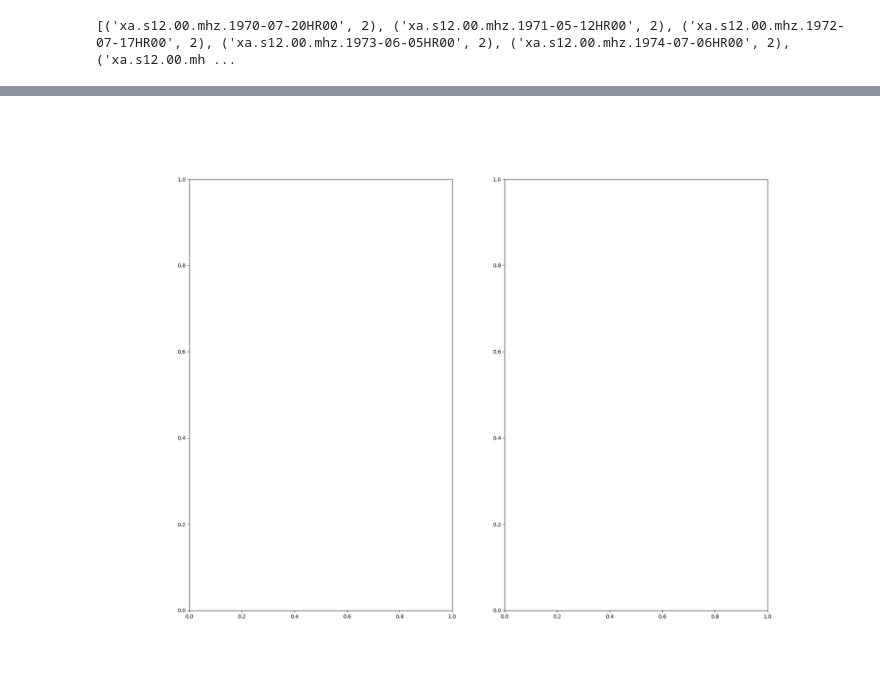
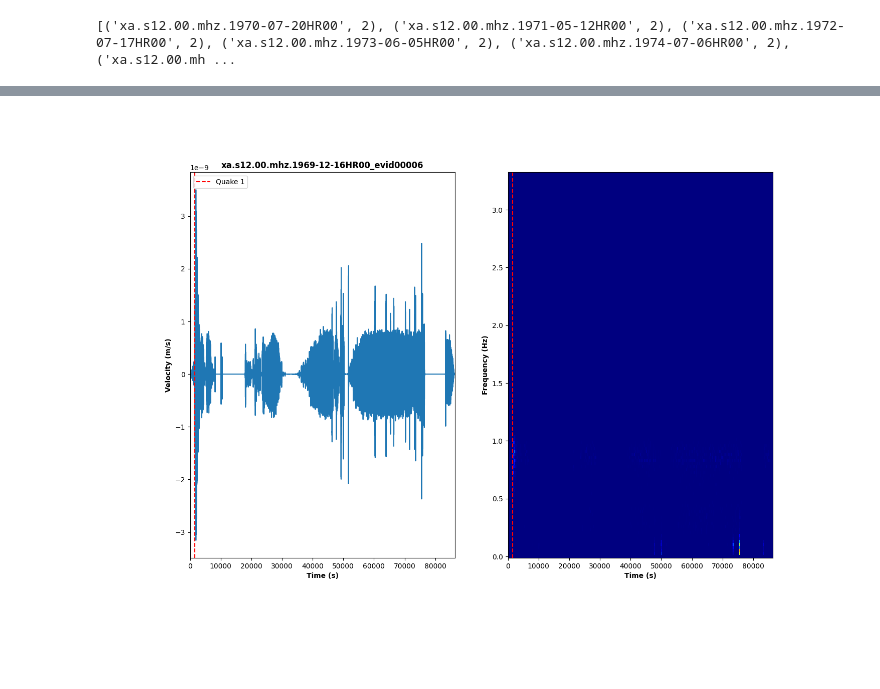
Before and after one commit to AGHRapidPro/seismic-detection, a Jupyter notebook: solution.ipynb, the cells around one changed output, grey strips where cells are left out. Saved outputs shown, nothing was run; the diff lists cells and outputs as text; code cells hidden in the pictures; blank space fills up the shorter version.

```diff
--- a/solution.ipynb
+++ b/solution.ipynb
@@ -43,16 +12,0 @@ tr_data = tr.data
-# %%
-from scipy import signal
-from matplotlib import cm
-
-f, t, sxx = signal.spectrogram(tr_data, tr.stats.sampling_rate)
-
-minfreq = 0.5
-maxfreq = 1.0
-
-st_filt = st.copy()
-st_filt.filter("bandpass", freqmin=minfreq, freqmax=maxfreq)
-tr_filt = st_filt.traces[0].copy()
-tr_times_filt = tr_filt.times()
-tr_data_filt = tr_filt.data
-
-f_filt, t_filt, sxx_filt = signal.spectrogram(tr_data_filt, tr_filt.stats.sampling_rate)
@@ -165,24 +80,24 @@ print(sorted(events_per_file.items(), key=lambda kv: kv[1], reverse=True))
 # %%
-# Enable interactive plotting in the notebook
 %matplotlib ipympl
 
-x_coords_dict = {}  # Store x-coordinates for each file
+x_coords_dict = {}
 
-# with open("test_data_catalog.csv", "r") as data:
-#     for i, line in enumerate(csv.reader(data)):
-#         if i == 0:
-#             continue
-#         x_coords_dict[line[0]] = eval(line[1])
+with open("test_data_catalog.csv", "r") as data:
+    for i, line in enumerate(csv.reader(data)):
+        if i == 0:
+            continue
+        x_coords_dict[line[0]] = eval(line[1])
 
-# Global state
-lines_dict = {}  # Store Line2D objects for each file
 
-file_paths = mars_test_data_file_paths  # List of file paths
-current_file_index = 0  # Current file being viewed
-max_file_index = len(file_paths) - 1  # Maximum file index
-current_quake_index = 0  # Current quake index for adding/modifying lines
+lines_dict = {}
 
-# Function to load seismic data from mseed files
+# Change this to the files you want to label:
+file_paths = lunar_test_data_file_paths
+
+current_file_index = 0
+max_file_index = len(file_paths) - 1
+current_quake_index = 0
+
 def load_mseed_file(filepath):
     st = obspy.read(filepath)
     trace = st.traces[0].copy()
@@ -191,16 +106,12 @@ def load_mseed_file(filepath):
     stats = trace.stats
     return times, data, stats
 
-# Function to visualize the seismic data and quake times
-# Function to visualize the seismic data and quake times
 def visualise_file(ax1, ax2, filepath, title, quake_times=[]):
     times, data, stats = load_mseed_file(filepath)
 
-    # Clear the first axis and plot time series data
     ax1.clear()
     ax1.plot(times, data)
 
-    # Add new quake lines if any
     for i, quake_time in enumerate(quake_times):
         ax1.axvline(x=quake_time, color="red", linestyle="--", label=f"Quake {i + 1}")
 
@@ -212,12 +123,10 @@ def visualise_file(ax1, ax2, filepath, title, quake_times=[]):
     ax1.set_ylabel("Velocity (m/s)", fontweight="bold")
     ax1.set_xlabel("Time (s)", fontweight="bold")
 
-    # Spectrogram
     f, t, sxx = signal.spectrogram(data, stats.sampling_rate)
     ax2.clear()  # Clear the previous spectrogram
     ax2.pcolormesh(t, f, sxx, cmap=cm.jet)
 
-    # Redraw existing lines on the spectrogram
     for i, quake_time in enumerate(quake_times):
         ax2.axvline(x=quake_time, color="red", linestyle="--")
 
@@ -226,44 +135,35 @@ def visualise_file(ax1, ax2, filepath, title, quake_times=[]):
     ax2.set_ylabel("Frequency (Hz)", fontweight="bold")
 
 
-# Handle mouse clicks to add or modify vertical quake lines
 def on_click(event):
     global current_quake_index, lines_dict, x_coords_dict
-    if event.inaxes and event.button == 2:  # Left mouse button click
+    if event.inaxes and event.button == 2:
         x = event.xdata
         current_file = os.path.basename(file_paths[current_file_index]).replace(".mseed", "")
 
-        # Initialize storage for this file if not present
         if current_file not in lines_dict:
             lines_dict[current_file] = []
             x_coords_dict[current_file] = []
 
-        # Modify an existing line or add a new one
         if current_quake_index >= 0 and current_quake_index < len(lines_dict[current_file]):
             # Update existing line
             lines_dict[current_file][current_quake_index].set_xdata([x, x])
 
         elif current_quake_index == len(lines_dict[current_file]):
-            # Add a new line
             new_line = ax1.axvline(x=x, color="r", linestyle="--", label=f"Quake {current_quake_index + 1}")
             lines_dict[current_file].append(new_line)
-            # Also add to the spectrogram
             ax2.axvline(x=x, color="red", linestyle="--")
 
-        # Update x-coordinates for the current file
         x_coords_dict[current_file] = [line.get_xdata()[0] for line in lines_dict[current_file]]
 
-        # Redraw and update legend
         update_plot()
         ax1.legend(loc="upper left")
 
-# Handle key press events to switch files, modify or delete lines
 def on_press(event):
     global current_quake_index, current_file_index, lines_dict, x_coords_dict
     current_file = os.path.basename(file_paths[current_file_index]).replace(".mseed", "")
 
     if event.key in set(map(str, range(1, 10))):
-        # Select the quake index to modify (1-9), but restrict to the number of existing lines
         new_index = int(event.key) - 1
         if new_index <= len(lines_dict.get(current_file, [])):
             current_quake_index = new_index
@@ -271,50 +171,40 @@ def on_press(event):
             current_quake_index = -1  # Reset if out of bounds
 
     elif event.key == "delete":
-        # Delete the current quake line if it exists
         if current_file in lines_dict and current_quake_index >= 0 and current_quake_index < len(lines_dict[current_file]):
-            lines_dict[current_file][current_quake_index].remove()  # Remove from plot
-            del lines_dict[current_file][current_quake_index]  # Remove from dictionary
+            lines_dict[current_file][current_quake_index].remove()
+            del lines_dict[current_file][current_quake_index]
             del x_coords_dict[current_file][current_quake_index]
             current_quake_index = -1
 
-            # Update plot after deletion
-            update_plot()  # Redraw the plot after deletion
+            update_plot()
 
     elif event.key == "left" and current_file_index > 0:
-        # Move to previous file
         current_file_index -= 1
-        current_quake_index = -1  # Reset quake index
+        current_quake_index = -1
         update_plot()
 
     elif event.key == "right" and current_file_index < max_file_index:
-        # Move to next file
         current_file_index += 1
-        current_quake_index = -1  # Reset quake index
+        current_quake_index = -1
         update_plot()
 
-# Function to update the plot when switching files
 def update_plot():
     filepath = file_paths[current_file_index]
     current_file = os.path.basename(filepath).replace(".mseed", "")
     title = current_file
 
-    # Get stored quake times for the current file or empty list
     quake_times = x_coords_dict.get(current_file, [])
 
-    # Visualize the seismic data and quake lines for the new file
     visualise_file(ax1, ax2, filepath, title, quake_times)
-
     plt.draw()
 
-# Initial plot setup
-fig, (ax1, ax2) = plt.subplots(1, 2, figsize=(20, 15))  # Create subplots
+fig, (ax1, ax2) = plt.subplots(1, 2, figsize=(15, 10))
 
-# Connect mouse click and key press events
 fig.canvas.mpl_connect("button_press_event", on_click)
 fig.canvas.mpl_connect("key_press_event", on_press)
 
-# Visualize the first file on startup
-# visualise_file(ax1, ax2, file_paths[0], os.path.splitext(os.path.basename(file_paths[0]))[0])
-# plt.show()
+visualise_file(ax1, ax2, file_paths[0], os.path.splitext(os.path.basename(file_paths[0]))[0])
+update_plot()
+plt.show()
 # %% [output]
@@ -322,2 +211,2 @@ fig.canvas.mpl_connect("key_press_event", on_press)
-[figure, old version]
+[figure, new version]
 # %%
```
Also changed, not shown: parts of 19 cells of this notebook.
